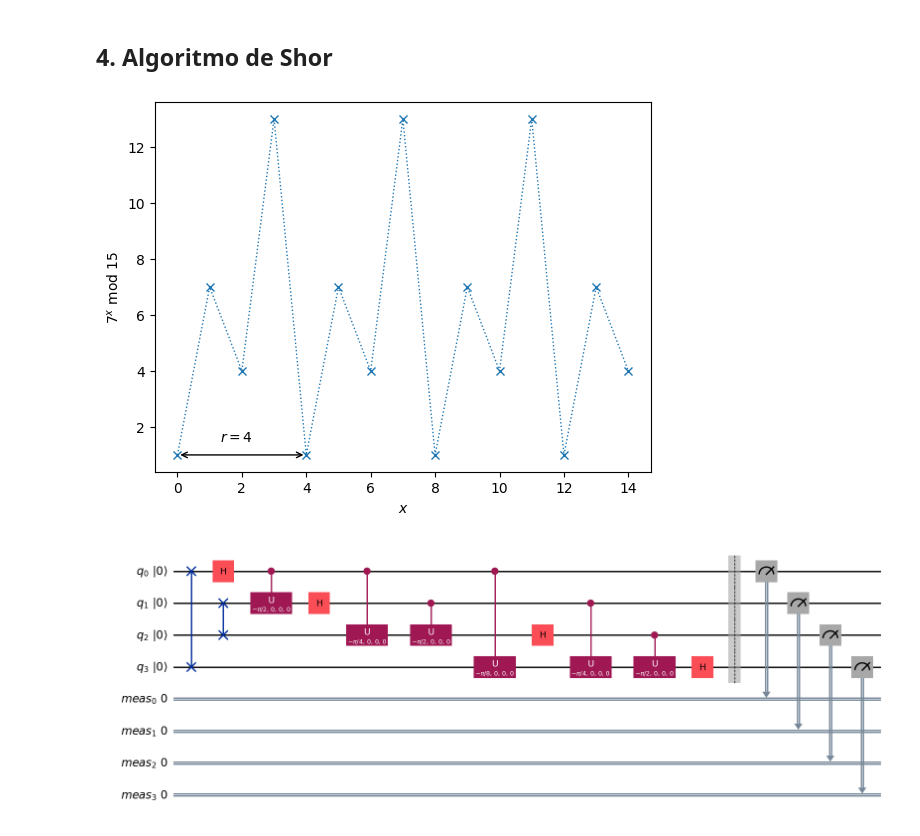
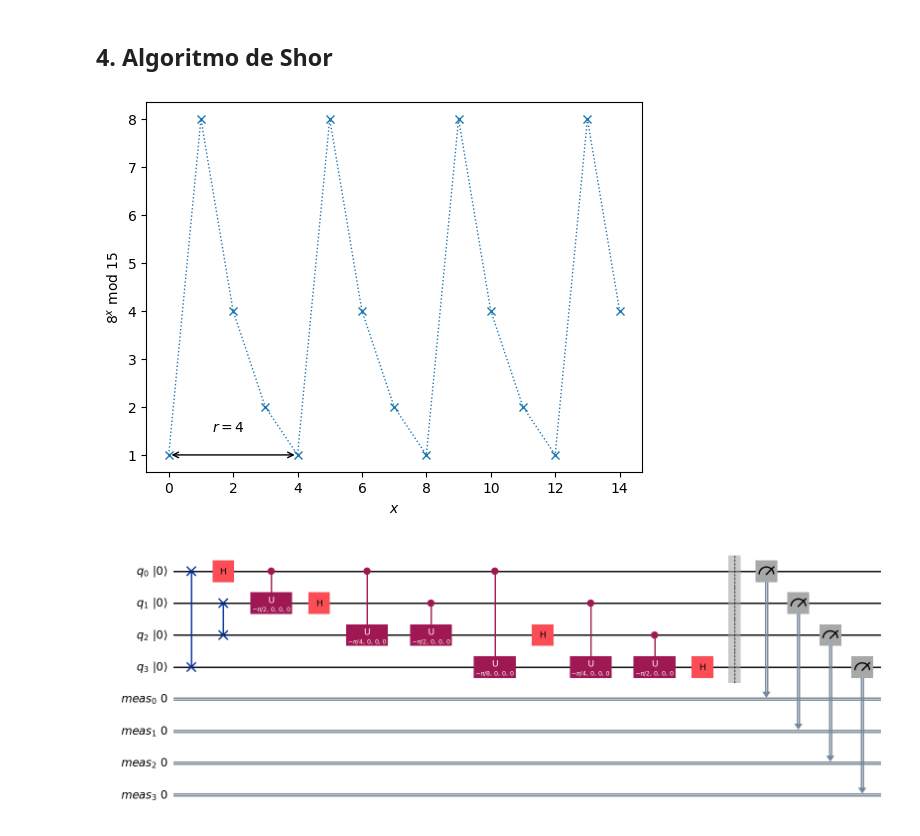
Before and after one commit to AlbertoJOR/tutorialQiskit, a Jupyter notebook: tutorial.ipynb, the cells around one changed output. Cells and saved outputs as stored; diff of their text form; code cells hidden in the pictures.

```diff
--- a/tutorial.ipynb
+++ b/tutorial.ipynb
@@ -181,24 +240,24 @@ qc_transpiled.draw(style = "iqd")
 import matplotlib.pyplot as plt
 # %%
 N = 15
-base = 7
+base = 8
 
 # valores
 xvals = np.arange(N)
 yvals = [np.mod(base**x, N) for x in xvals]
 
 fig, ax = plt.subplots()
 ax.plot(xvals, yvals, linewidth=1, linestyle='dotted', marker='x')
 ax.set(xlabel='$x$', ylabel=f'${base}^x$ mod ${N}$')
 try: # encontrar el periodo cuando es 1
     r = yvals[1:].index(1) + 1
     plt.annotate('', xy=(0,1), xytext=(r,1),
                  arrowprops=dict(arrowstyle='<->'))
     plt.annotate(f'$r={r}$', xy=(r/3,1.5))
 except ValueError:
     print('No ha periodo, a no tiene factores con N')
 # %% [output]
-[figure, old version]
+[figure, new version]
 # %%
 def fx_7mod15(a, power):
     U = QuantumCircuit(4)
```
Also changed, not shown: parts of 22 cells of this notebook.
